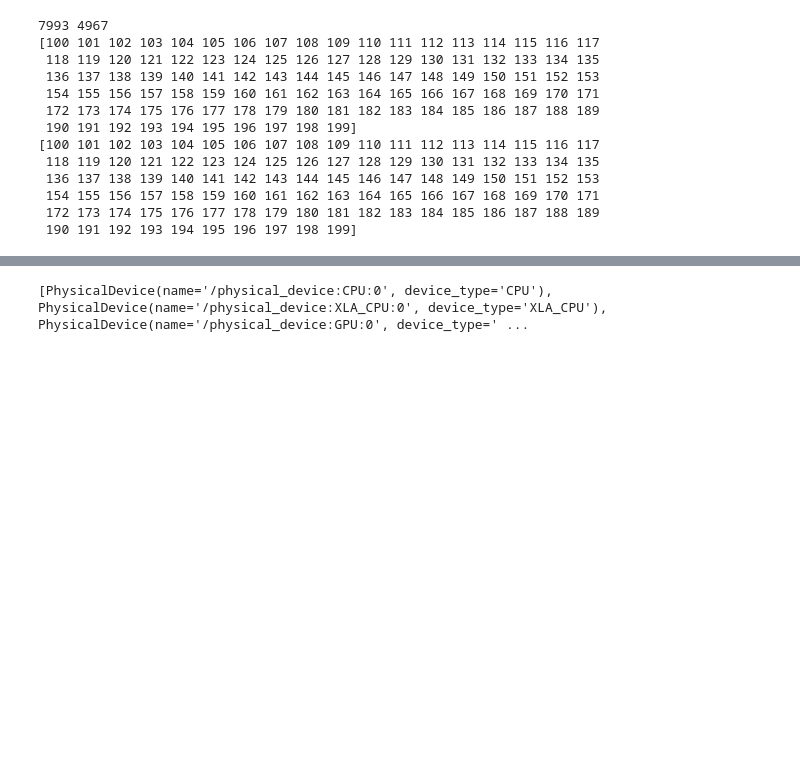
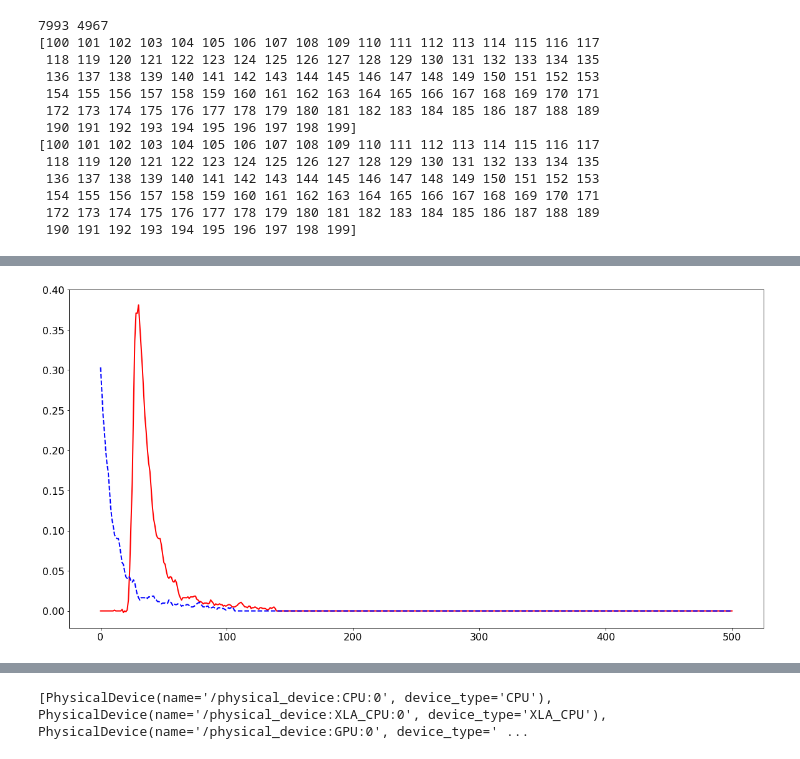
Before and after one commit to dpankova/DoublePulse, a Jupyter notebook: notebooks/Improved/DIffNorm.ipynb, the cells around one changed output, grey strips where cells are left out. Drawn from its saved outputs; the diff is of its cells as text; code cells hidden in the pictures; blank space fills up the shorter version.

```diff
--- a/notebooks/Improved/DIffNorm.ipynb
+++ b/notebooks/Improved/DIffNorm.ipynb
@@ -118,0 +118,18 @@ print(e2['image'].max(),e2['image'].min())
+# %%
+def Plot(data_1,data_2,st,ch):
+    fig = plt.figure(figsize=(20, 10),facecolor ='w')
+    ax = fig.add_subplot()
+    plt.rcParams.update({'font.size': 16})
+    plt.ticklabel_format(axis='both', style='sci', scilimits=(-5,5))
+    #print(data_1[0,:,st,ch-1:ch])
+    x= np.linspace(0,500,500)
+    ax.plot(x,data_1[0,:,st,ch-1:ch],c ='r', lw =2, label = "1")
+    ax.plot(x,data_2[0,:,st,ch-1:ch],c ='b', lw =2, ls = '--',label = "2")
+
+    plt.show()
+# %%
+sums =[np.sum(e1['image'][0,:,i,0]) for i in range(60)]
+max_dom = np.argmax(sums)
+Plot(e1['image'],e2['image'],max_dom,1)
+# %% [output]
+[figure, added]
```
Also changed, not shown: parts of 3 cells of this notebook, 5 other files.
